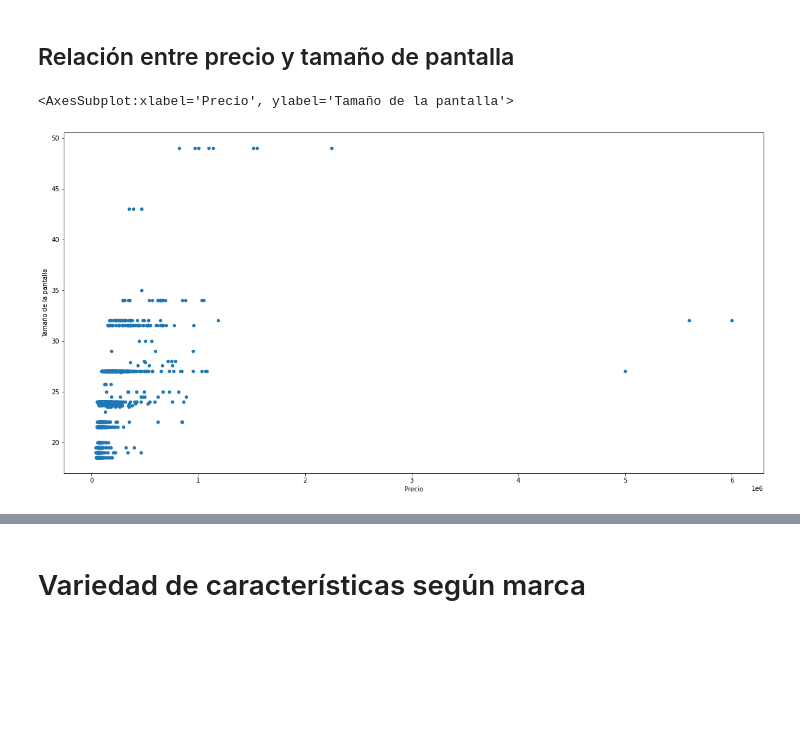
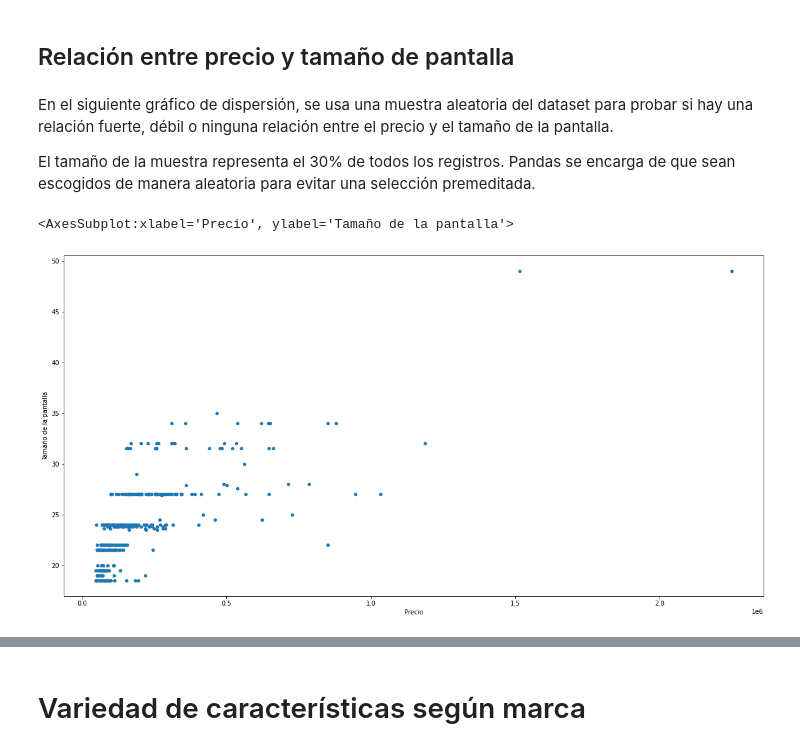
Before and after one commit to cris-andrade-97/MeLiWebScraping, a Jupyter notebook: Analisis del CSV/Análisis del CSV.ipynb, the cells around one changed output, grey strips where cells are left out. Drawn from its saved outputs; the diff is of its cells as text; code cells hidden in the pictures; blank space fills up the shorter version.

Commit message:
Dispersion Precio-Tamanio

```diff
--- a/Analisis del CSV/Análisis del CSV.ipynb
+++ b/Analisis del CSV/Análisis del CSV.ipynb
@@ -356,8 +356,12 @@ Similar al gráfico de cajas, la mayoría de los precios se concentran entre ARS
 Debido a que la media de precios (ARS 209.958,95) es mayor a la mediana (ARS 130.299,00), la distribución de los datos es asimétrica con un sesgo positivo hacia la izquierda. Es decir, el 50% de los datos se ubican más a la izquierda de la gráfica.
 # %% [markdown]
 ## Relación entre precio y tamaño de pantalla
+# %% [markdown]
+En el siguiente gráfico de dispersión, se usa una muestra aleatoria del dataset para probar si hay una relación fuerte, débil o ninguna relación entre el precio y el tamaño de la pantalla.
+
+El tamaño de la muestra representa el 30% de todos los registros. Pandas se encarga de que sean escogidos de manera aleatoria para evitar una selección premeditada.
 # %%
-df[['Precio','Tamaño de la pantalla']].plot.scatter(x=0,y=1,figsize=(20,10))
+df.sample(frac=0.30)[['Precio','Tamaño de la pantalla']].plot.scatter(x=0,y=1,figsize=(20,10))
 # %% [output]
 <AxesSubplot:xlabel='Precio', ylabel='Tamaño de la pantalla'>
-[figure, old version]
+[figure, new version]
```
Also changed, not shown: parts of 2 cells of this notebook.
